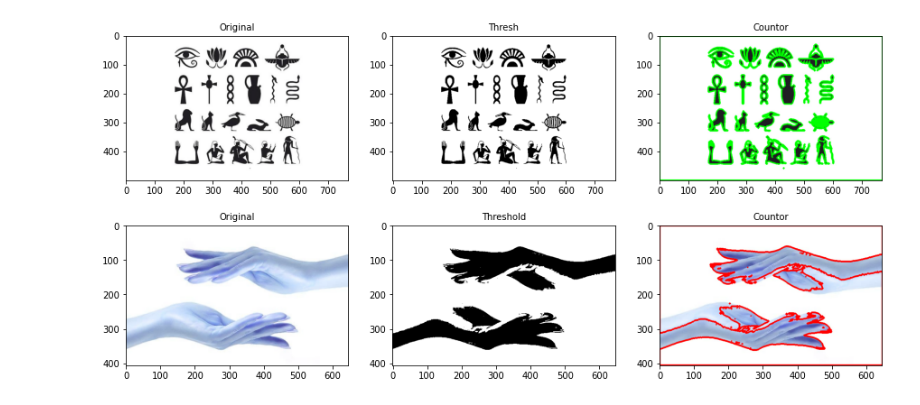
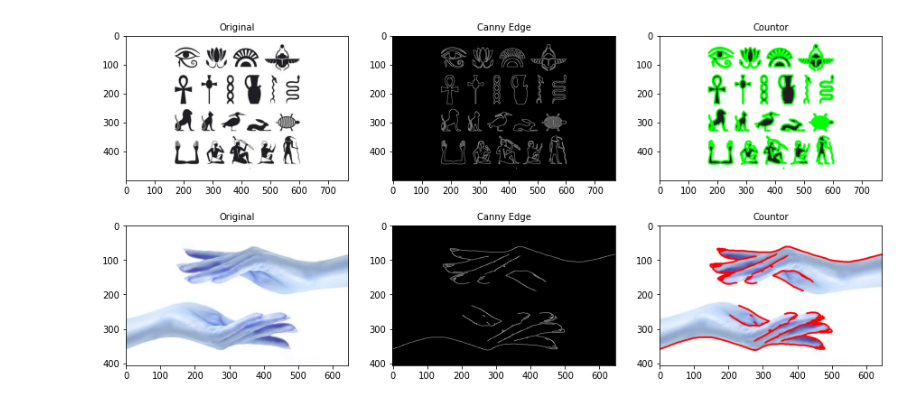
Before and after one commit to Isaac009/DigitalImageProcessing2021, a Jupyter notebook: Digital-Image-Processing-main/Practices/Chap149.ipynb, the cells around one changed output. Cells and saved outputs as stored; diff of their text form; code cells hidden in the pictures.

```diff
--- a/Digital-Image-Processing-main/Practices/Chap149.ipynb
+++ b/Digital-Image-Processing-main/Practices/Chap149.ipynb
@@ -7,7 +7,8 @@ img = cv2.imread('farao.jpg')
 original = img.copy()
 imgray = cv2.cvtColor(img,cv2.COLOR_BGR2GRAY)
 ret,thresh = cv2.threshold(imgray,0,255,cv2.THRESH_BINARY+cv2.THRESH_OTSU)
-contours, hierarchy = cv2.findContours(thresh,cv2.RETR_TREE,cv2.CHAIN_APPROX_SIMPLE)
+edge = cv2.Canny(img,100,200)
+contours, hierarchy = cv2.findContours(edge,cv2.RETR_TREE,cv2.CHAIN_APPROX_SIMPLE)
 # %%
 con = cv2.drawContours(img, contours, -1, (0,255,0), 3)
 # %%
@@ -15,17 +16,18 @@ img1 = cv2.imread('mikono.jpg')
 original1 = img1.copy()
 imgray1 = cv2.cvtColor(img1,cv2.COLOR_BGR2GRAY)
 ret1,thresh1 = cv2.threshold(imgray1,50,255,cv2.THRESH_BINARY+cv2.THRESH_OTSU)
-contours1, hierarchy1 = cv2.findContours(thresh1,cv2.RETR_TREE,cv2.CHAIN_APPROX_SIMPLE)
+edge1 = cv2.Canny(imgray1,100,200)
+contours1, hierarchy1 = cv2.findContours(edge1,cv2.RETR_TREE,cv2.CHAIN_APPROX_SIMPLE)
 # %%
 cont1 = cv2.drawContours(img1, contours1, -1, (255, 0,0), 3)
 # %%
 plt.figure(figsize=(15, 7))
 plt.subplot(231),plt.imshow(original),plt.title('Original', fontsize=10)
-plt.subplot(232),plt.imshow(thresh, 'gray'),plt.title('Thresh', fontsize=10)
+plt.subplot(232),plt.imshow(edge, 'gray'),plt.title('Canny Edge', fontsize=10)
 plt.subplot(233),plt.imshow(con),plt.title('Countor', fontsize=10)
 plt.subplot(234),plt.imshow(original1),plt.title('Original', fontsize=10)
-plt.subplot(235),plt.imshow(thresh1, 'gray'),plt.title('Threshold', fontsize=10)
+plt.subplot(235),plt.imshow(edge1, 'gray'),plt.title('Canny Edge', fontsize=10)
 plt.subplot(236),plt.imshow(cont1),plt.title('Countor', fontsize=10)
 plt.show()
 # %% [output]
-[figure, old version]
+[figure, new version]
```
Also changed, not shown: 7 other files.
